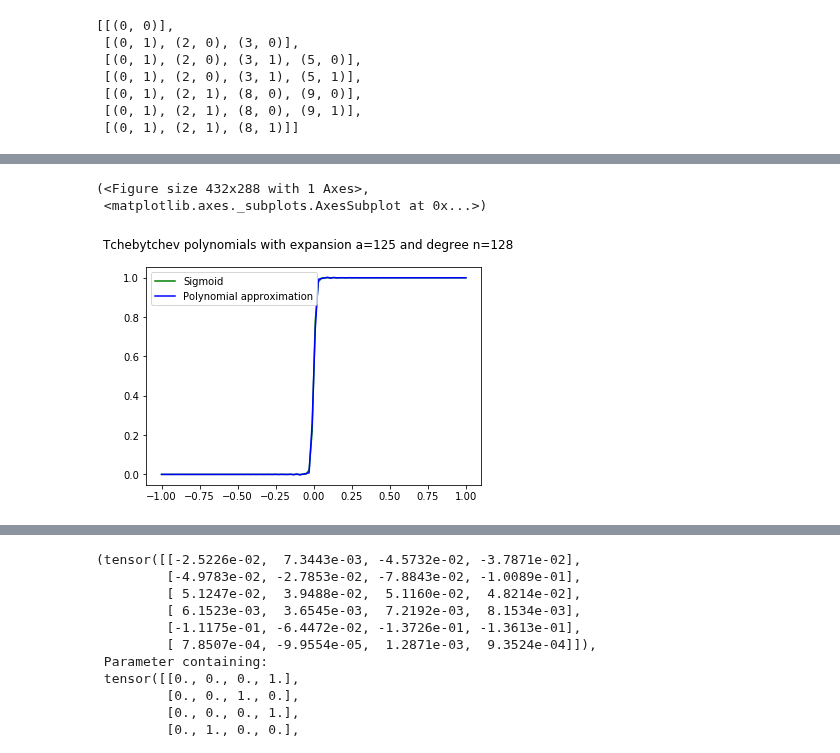
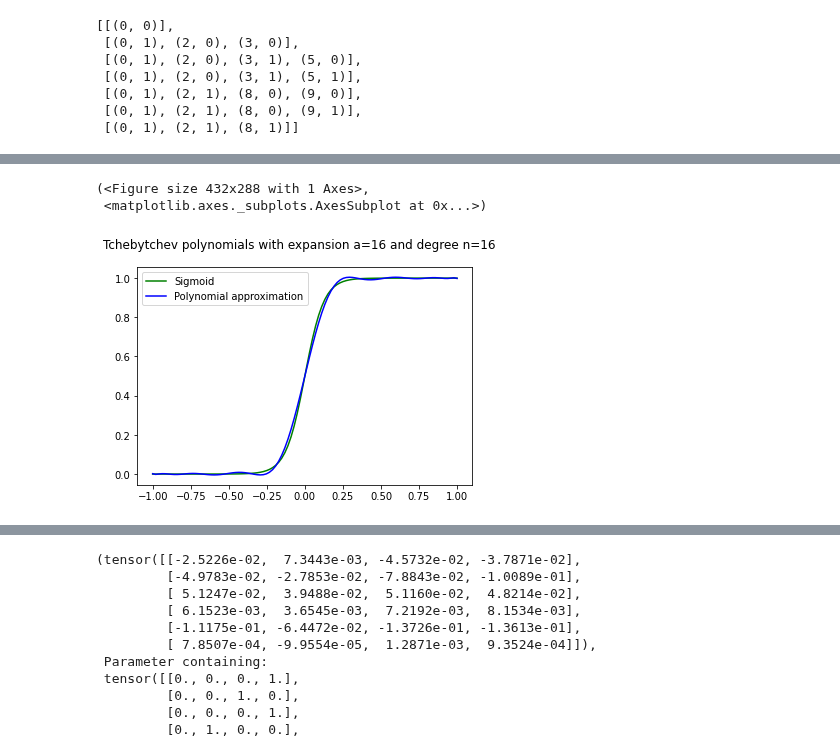
Before and after one commit to dhuynh95/cryptotree, a Jupyter notebook: nbs/00_core.ipynb, the cells around one changed output, grey strips where cells are left out. Drawn from its saved outputs; the diff is of its cells as text; code cells hidden in the pictures.

```diff
--- a/nbs/00_core.ipynb
+++ b/nbs/00_core.ipynb
@@ -876,14 +862,14 @@ def register_output_check(model, threshold=1):
             hook = partial(check_output_range, threshold=threshold)
             c.register_forward_hook(hook)
 # %%
-dilatation_factor = 125
-polynomial_degree = 2 ** 7
+dilatation_factor = 16
+polynomial_degree = 2 ** 4
 
 plot_graph_function_approximation(torch.sigmoid,dilatation_factor=dilatation_factor,polynomial_degree=polynomial_degree)
 # %% [output]
 (<Figure size 432x288 with 1 Axes>,
  <matplotlib.axes._subplots.AxesSubplot at 0x...>)
-[figure, old version]
+[figure, new version]
 # %%
 x = torch.tensor(X_train).float()
 tree = estimator
```
Also changed, not shown: parts of 13 cells of this notebook, 4 other files.
